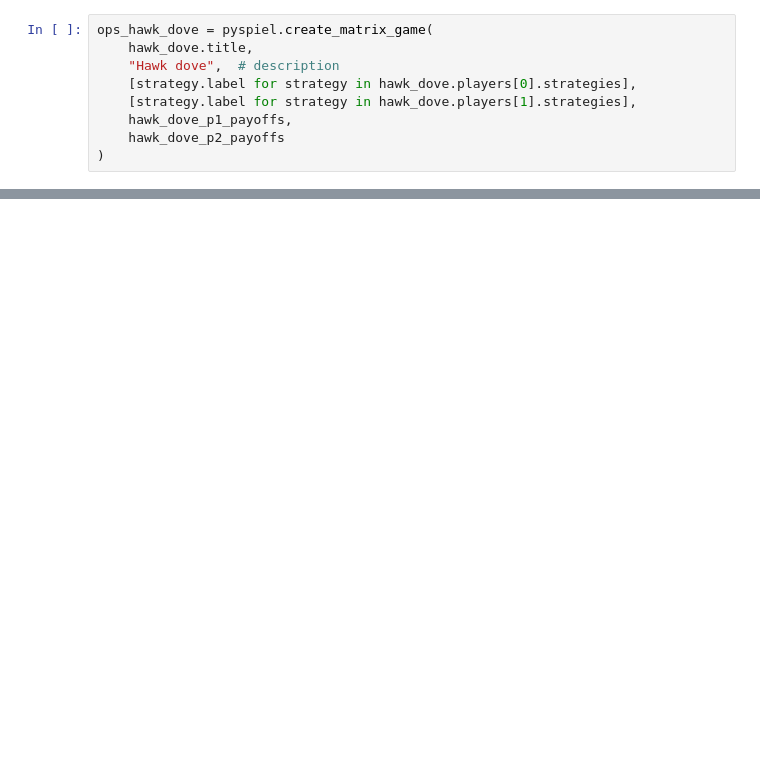
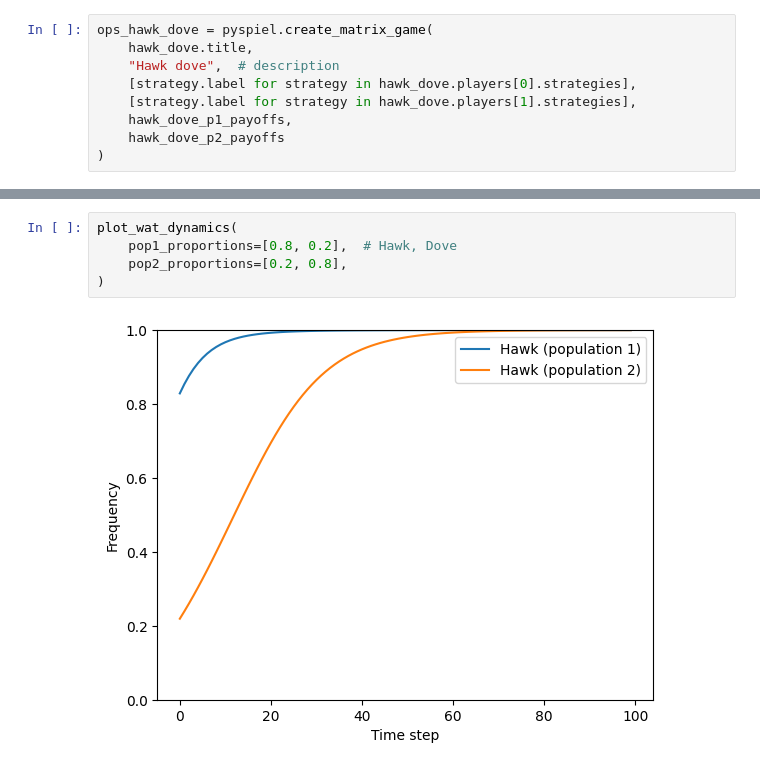
Before and after one commit to edwardchalstrey1/fosdem_gambit, a Jupyter notebook: Evolutionary-GT.ipynb, the cells around one changed output, grey strips where cells are left out. Cells and saved outputs as stored; diff of their text form; blank space fills up the shorter version.

```diff
--- a/Evolutionary-GT.ipynb
+++ b/Evolutionary-GT.ipynb
@@ -76,0 +187,7 @@ plot_pd_dynamics(hawk_dove_proportions)
+# %%
+plot_wat_dynamics(
+    pop1_proportions=[0.8, 0.2],  # Hawk, Dove
+    pop2_proportions=[0.2, 0.8],
+)
+# %% [output]
+[figure, added]
```
Also changed, not shown: parts of 17 cells of this notebook.
